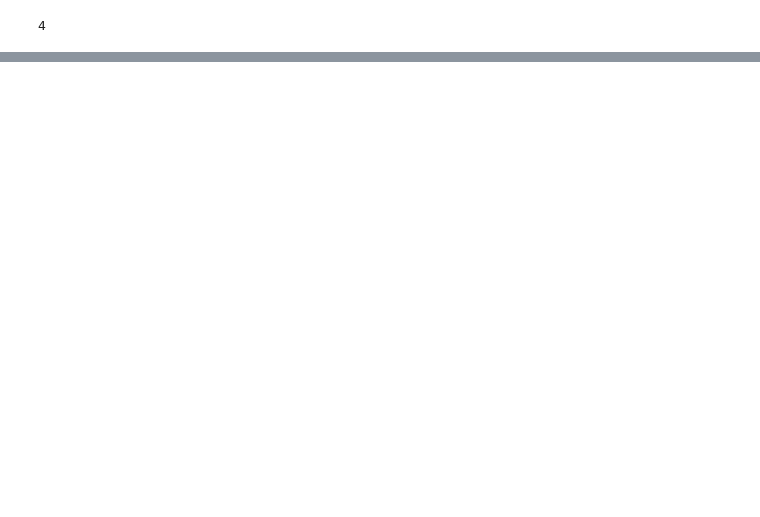
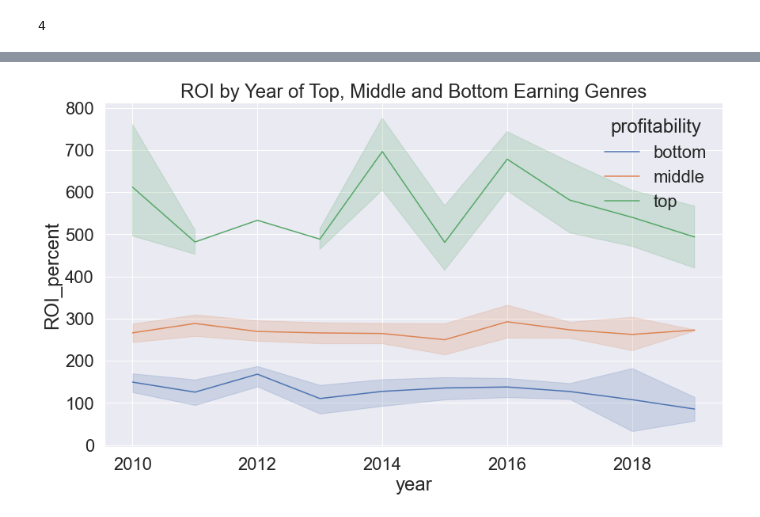
Before and after one commit to Nindorph/MovieAnalysis, a Jupyter notebook: Dani/MovieAnalysis_Dani.ipynb, the cells around one changed output, grey strips where cells are left out. Drawn from its saved outputs; the diff is of its cells as text; code cells hidden in the pictures; blank space fills up the shorter version.

```diff
--- a/Dani/MovieAnalysis_Dani.ipynb
+++ b/Dani/MovieAnalysis_Dani.ipynb
@@ -225,0 +191,3 @@ df_ROI_by_genre = ROI_by_genre.reset_index()
+# %%
+ROI_by_genre_year = df_imdb_combined_prof_exploded.groupby(['year','genres']).ROI_percent.agg('mean')
+ROI_by_genre_year
@@ -226,4 +208,6 @@ df_ROI_by_genre = ROI_by_genre.reset_index()
+# %%
+df_ROI_by_genre_year = ROI_by_genre_year.reset_index()
 # %%
-bins = [0, 200, 500, 1000]
+bins = [0, 200, 400, 800]
 labels = ['bottom', 'middle', 'top']
-df_ROI_by_genre['profitability'] = pd.cut(df_ROI_by_genre['ROI_percent'], bins=bins, labels=labels)
+df_ROI_by_genre_year['profitability'] = pd.cut(df_ROI_by_genre_year['ROI_percent'], bins=bins, labels=labels)
@@ -324,10 +230,12 @@ top_genres_ROI_timeseries.head()
 # %%
 fig, ax = plt.subplots(figsize = (14,8))
 
-sns.lineplot(data = genre_ROI_timeseries,
+sns.lineplot(data = df_ROI_by_genre_year,
              x= 'year', y = 'ROI_percent',
-             hue = 'genres').set_title('ROI by year of Top, Middle and Bottom Earning Genres')
-sns.set(font_scale = 4)
+             hue = 'profitability').set_title('ROI by Year of Top, Middle and Bottom Earning Genres')
+sns.set(font_scale = 2)
+# %% [output]
+[figure, added]
 # %%
 fig, ax = plt.subplots(figsize = (14,8))
 
```
Also changed, not shown: parts of 26 cells of this notebook.
